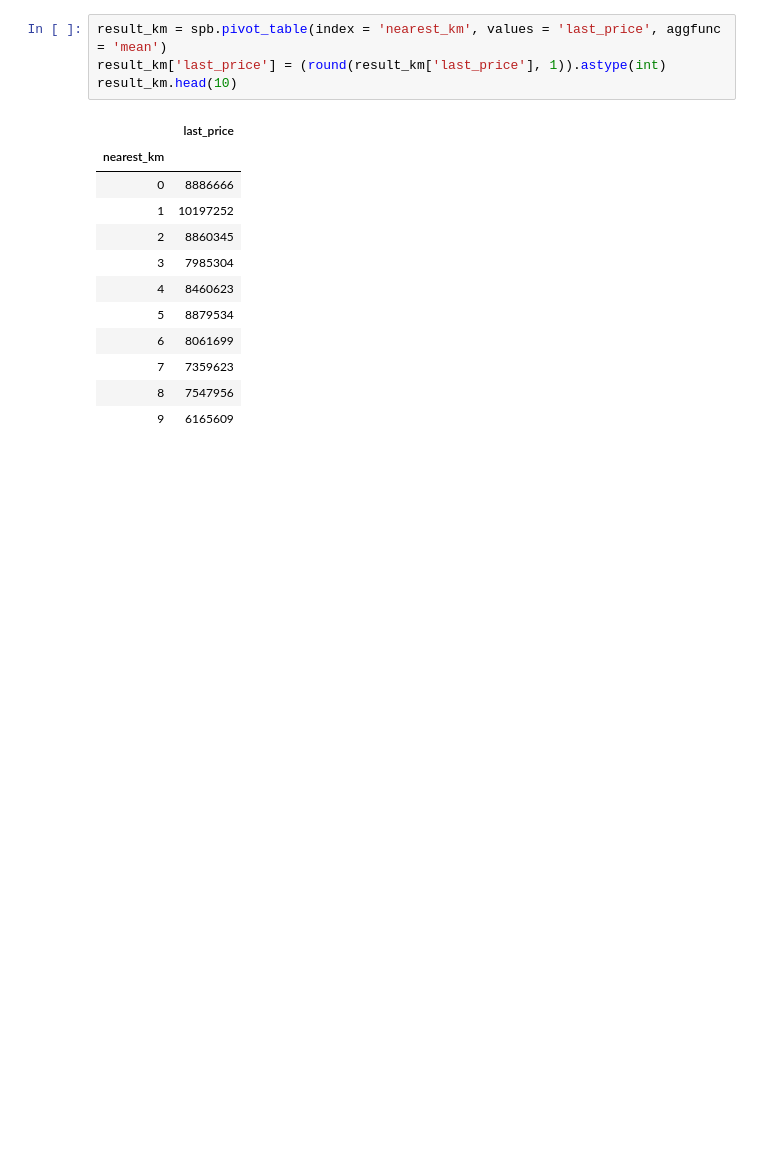
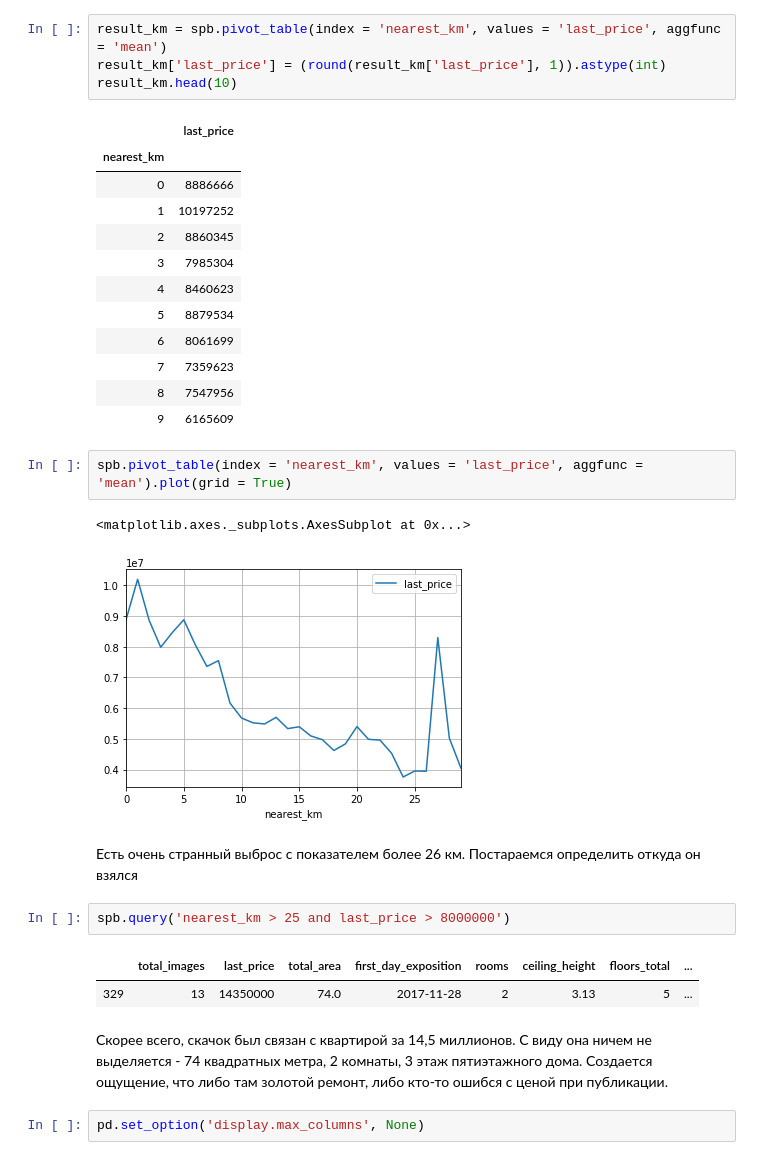
Before and after one commit to ViacheslavPogorelyy/YaP, a Jupyter notebook: part_number_two/project_2.ipynb, the cells around one changed output. Saved outputs shown, nothing was run; the diff lists cells and outputs as text; blank space fills up the shorter version.

```diff
--- a/part_number_two/project_2.ipynb
+++ b/part_number_two/project_2.ipynb
@@ -666,3 +599,19 @@ result_km.head(10)
 | 7 | 7359623 |
 | 8 | 7547956 |
 | 9 | 6165609 |
+# %%
+spb.pivot_table(index = 'nearest_km', values = 'last_price', aggfunc = 'mean').plot(grid = True)
+# %% [output]
+<matplotlib.axes._subplots.AxesSubplot at 0x...>
+[figure, added]
+# %% [markdown]
+Есть очень странный выброс с показателем более 26 км. Постараемся определить откуда он взялся
+# %%
+spb.query('nearest_km > 25 and last_price > 8000000')
+# %% [output]
+|  | total_images | last_price | total_area | first_day_exposition | rooms | ceiling_height | floors_total | ... |
+| 329 | 13 | 14350000 | 74.0 | 2017-11-28 | 2 | 3.13 | 5 | ... |
+# %% [markdown]
+Скорее всего, скачок был связан с квартирой за 14,5 миллионов. С виду она ничем не выделяется - 74 квадратных метра, 2 комнаты, 3 этаж пятиэтажного дома. Создается ощущение, что либо там золотой ремонт, либо кто-то ошибся с ценой при публикации.
+# %%
+pd.set_option('display.max_columns', None)
```
Also changed, not shown: parts of 35 cells of this notebook.
